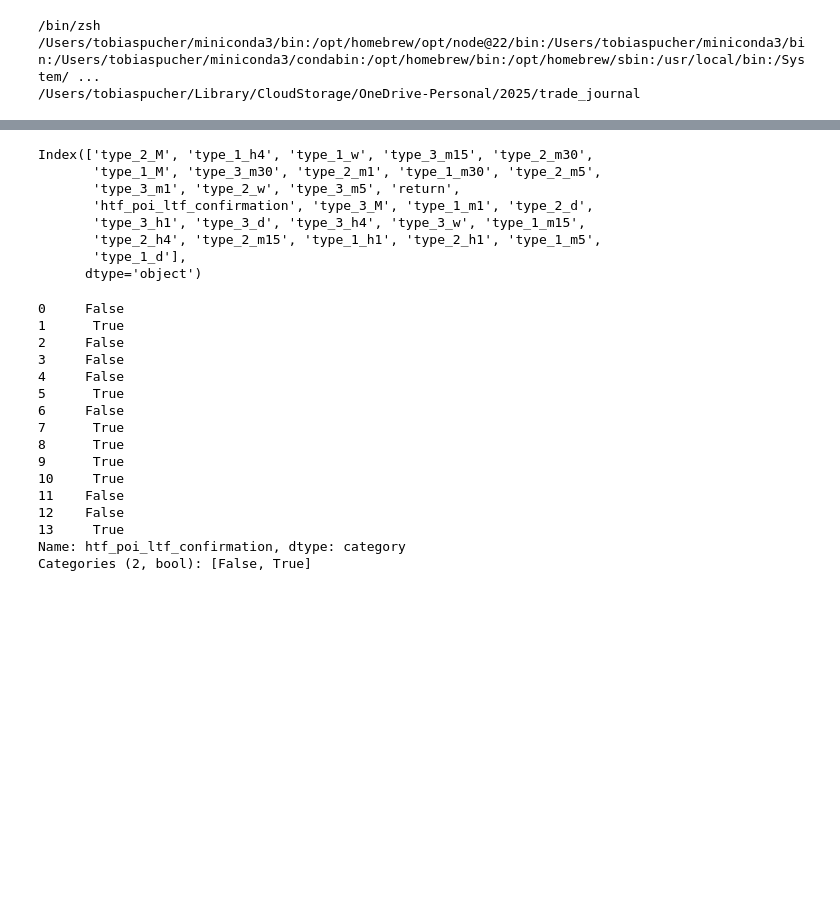
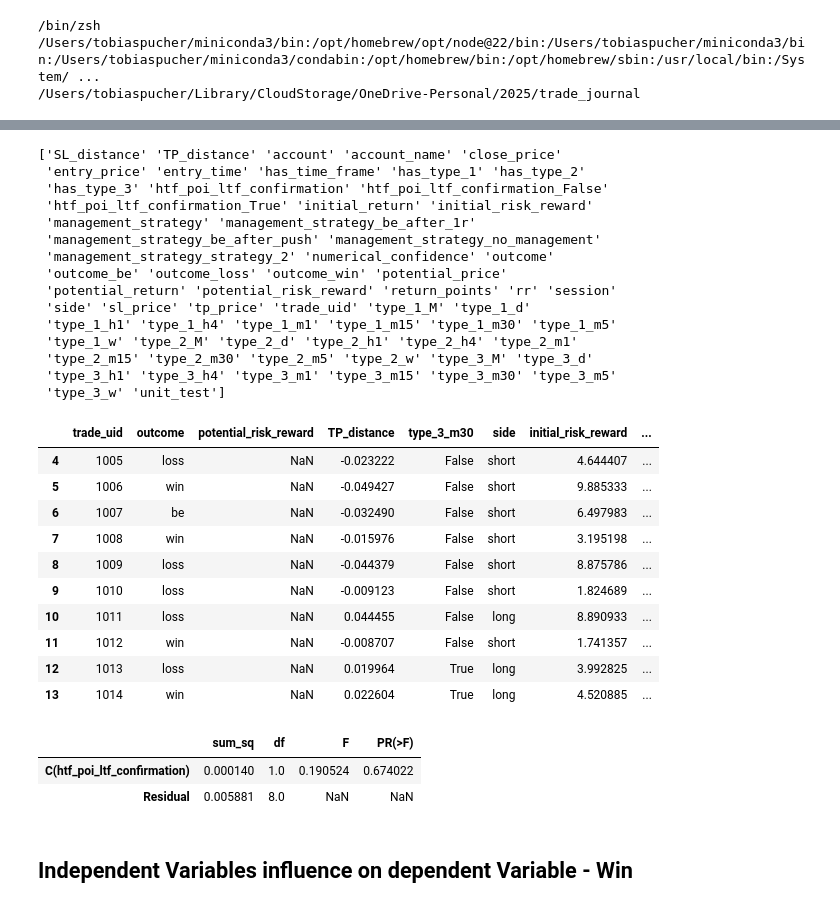
Before and after one commit to put101/trade_journal, a Jupyter notebook: analysis.ipynb, the cells around one changed output, grey strips where cells are left out. Saved outputs shown, nothing was run; the diff lists cells and outputs as text; code cells hidden in the pictures; blank space fills up the shorter version.

```diff
--- a/analysis.ipynb
+++ b/analysis.ipynb
@@ -270,31 +224,44 @@ Index(['trade_uid', 'entry_time', 'potential_risk_reward', 'outcome',
-# %%
-full_df = df.filter(regex='^type_|^htf_poi_ltf_confirmation$|^return$')
-full_df.columns
-# %% [output]
-Index(['type_2_M', 'type_1_h4', 'type_1_w', 'type_3_m15', 'type_2_m30',
-       'type_1_M', 'type_3_m30', 'type_2_m1', 'type_1_m30', 'type_2_m5',
-       'type_3_m1', 'type_2_w', 'type_3_m5', 'return',
-       'htf_poi_ltf_confirmation', 'type_3_M', 'type_1_m1', 'type_2_d',
-       'type_3_h1', 'type_3_d', 'type_3_h4', 'type_3_w', 'type_1_m15',
-       'type_2_h4', 'type_2_m15', 'type_1_h1', 'type_2_h1', 'type_1_m5',
-       'type_1_d'],
-      dtype='object')
-# %%
-full_df['htf_poi_ltf_confirmation']
-# %% [output]
-0     False
-1      True
-2     False
-3     False
-4     False
-5      True
-6     False
-7      True
-8      True
-9      True
-10     True
-11    False
-12    False
-13     True
-Name: htf_poi_ltf_confirmation, dtype: category
-Categories (2, bool): [False, True]
+# %%
+full_df = get_full_df()
+#rename return column to return_points
+full_df = full_df[full_df['account'] == 'test_account']
+full_df = full_df.rename(columns={'return': 'return_points'})
+print(np.sort(full_df.columns))
+full_df
+# %% [output]
+['SL_distance' 'TP_distance' 'account' 'account_name' 'close_price'
+ 'entry_price' 'entry_time' 'has_time_frame' 'has_type_1' 'has_type_2'
+ 'has_type_3' 'htf_poi_ltf_confirmation' 'htf_poi_ltf_confirmation_False'
+ 'htf_poi_ltf_confirmation_True' 'initial_return' 'initial_risk_reward'
+ 'management_strategy' 'management_strategy_be_after_1r'
+ 'management_strategy_be_after_push' 'management_strategy_no_management'
+ 'management_strategy_strategy_2' 'numerical_confidence' 'outcome'
+ 'outcome_be' 'outcome_loss' 'outcome_win' 'potential_price'
+ 'potential_return' 'potential_risk_reward' 'return_points' 'rr' 'session'
+ 'side' 'sl_price' 'tp_price' 'trade_uid' 'type_1_M' 'type_1_d'
+ 'type_1_h1' 'type_1_h4' 'type_1_m1' 'type_1_m15' 'type_1_m30' 'type_1_m5'
+ 'type_1_w' 'type_2_M' 'type_2_d' 'type_2_h1' 'type_2_h4' 'type_2_m1'
+ 'type_2_m15' 'type_2_m30' 'type_2_m5' 'type_2_w' 'type_3_M' 'type_3_d'
+ 'type_3_h1' 'type_3_h4' 'type_3_m1' 'type_3_m15' 'type_3_m30' 'type_3_m5'
+ 'type_3_w' 'unit_test']
+|  | trade_uid | outcome | potential_risk_reward | TP_distance | type_3_m30 | side | initial_risk_reward | ... |
+| 4 | 1005 | loss | NaN | -0.023222 | False | short | 4.644407 | ... |
+| 5 | 1006 | win | NaN | -0.049427 | False | short | 9.885333 | ... |
+| 6 | 1007 | be | NaN | -0.032490 | False | short | 6.497983 | ... |
+| 7 | 1008 | win | NaN | -0.015976 | False | short | 3.195198 | ... |
+| 8 | 1009 | loss | NaN | -0.044379 | False | short | 8.875786 | ... |
+| 9 | 1010 | loss | NaN | -0.009123 | False | short | 1.824689 | ... |
+| 10 | 1011 | loss | NaN | 0.044455 | False | long | 8.890933 | ... |
+| 11 | 1012 | win | NaN | -0.008707 | False | short | 1.741357 | ... |
+| 12 | 1013 | loss | NaN | 0.019964 | True | long | 3.992825 | ... |
+| 13 | 1014 | win | NaN | 0.022604 | True | long | 4.520885 | ... |
+# %%
+from analysis import *
+
+perform_anova(full_df, dependent_var='return_points', independent_var='htf_poi_ltf_confirmation')
+# %% [output]
+|  | sum_sq | df | F | PR(>F) |
+| C(htf_poi_ltf_confirmation) | 0.000140 | 1.0 | 0.190524 | 0.674022 |
+| Residual | 0.005881 | 8.0 | NaN | NaN |
+# %% [markdown]
+## Independent Variables influence on dependent Variable - Win
```
Also changed, not shown: parts of 10 cells of this notebook, 48 other files.
